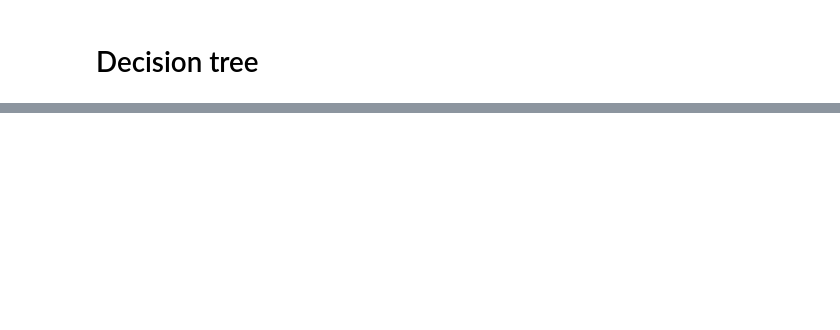
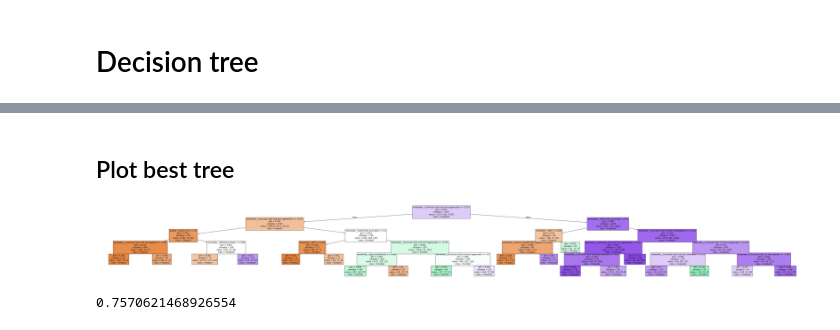
Before and after one commit to m-nader/FYS-STK4155-group14, a Jupyter notebook: project_3/Code/decision_tree_adjusted_data.ipynb, the cells around one changed output, grey strips where cells are left out. Saved outputs shown, nothing was run; the diff lists cells and outputs as text; code cells hidden in the pictures; blank space fills up the shorter version.

```diff
--- a/project_3/Code/decision_tree_adjusted_data.ipynb
+++ b/project_3/Code/decision_tree_adjusted_data.ipynb
@@ -176,0 +186,27 @@ Test accuracy = 0.6711864406779661 and train accuracy = 1.0
+# %% [markdown]
+## Plot best tree
+# %%
+clf = tree.DecisionTreeClassifier(max_depth=5, random_state=42, max_leaf_nodes=20)
+clf = clf.fit(x_train, y_train)
+# %%
+target_names = [str(c) for c in clf.classes_]
+feature_names = X.columns
+target_names = clf.classes_.astype(str)  # clf is the DecisionTreeClassifier
+
+plt.figure(figsize=(80, 8))
+tree.plot_tree(
+    clf,
+    filled=True,
+    feature_names=feature_names,
+    class_names=target_names,
+    fontsize=12
+)
+# plt.title('Decision Tree Visualization')
+plt.savefig('../Figures/tree_vis_5.png', dpi=400, bbox_inches='tight')
+plt.show()
+# %% [output]
+[figure, added]
+# %%
+accuracy_score(clf.predict(x_test), y_test)
+# %% [output]
+0.7570621468926554
```
Also changed, not shown: parts of 16 cells of this notebook, 14 other files.
